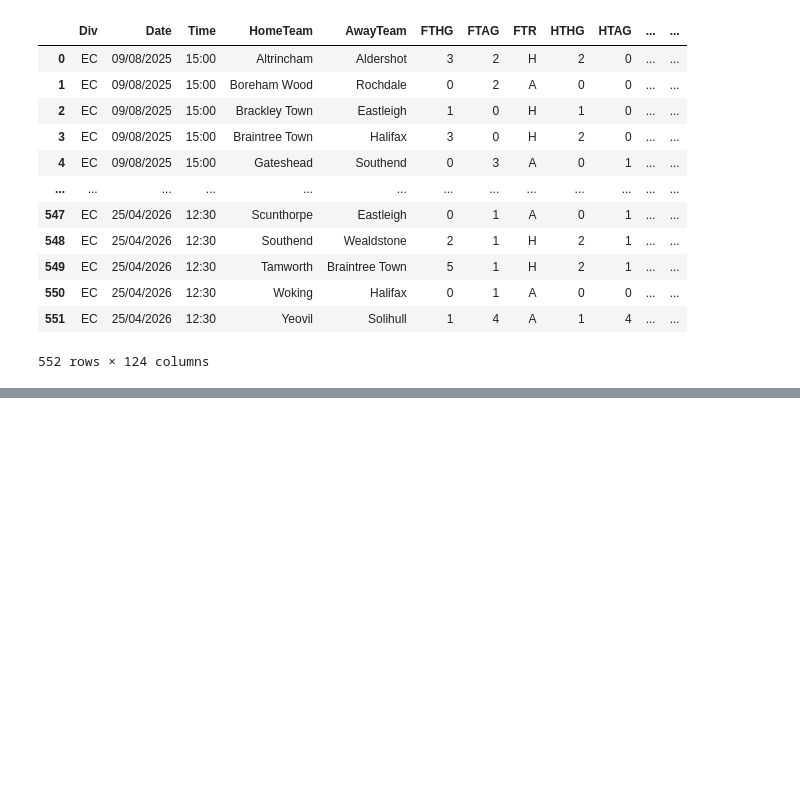
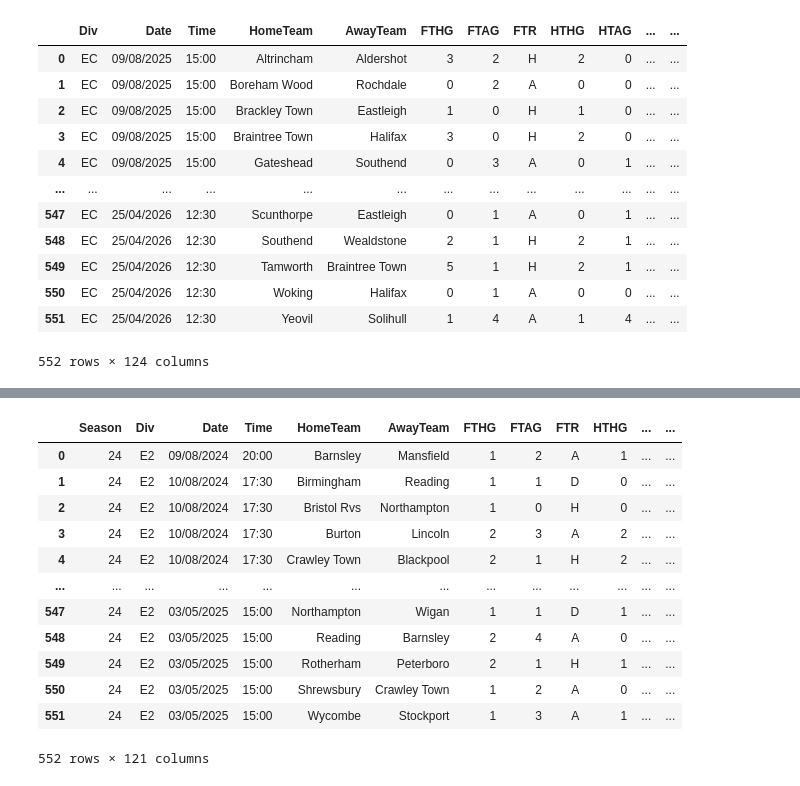
Before and after one commit to Rei-san001/Learning_Data_Science, a Jupyter notebook: Project 1/Web Scraping with Pandas.ipynb, the cells around one changed output, grey strips where cells are left out. Saved outputs shown, nothing was run; the diff lists cells and outputs as text; code cells hidden in the pictures; blank space fills up the shorter version.

```diff
--- a/Project 1/Web Scraping with Pandas.ipynb
+++ b/Project 1/Web Scraping with Pandas.ipynb
@@ -94,0 +141,16 @@ frames[4]
+# %%
+frames[10]
+# %% [output]
+|  | Season | Div | Date | Time | HomeTeam | AwayTeam | FTHG | FTAG | FTR | HTHG | ... | ... |
+| 0 | 24 | E2 | 09/08/2024 | 20:00 | Barnsley | Mansfield | 1 | 2 | A | 1 | ... | ... |
+| 1 | 24 | E2 | 10/08/2024 | 17:30 | Birmingham | Reading | 1 | 1 | D | 0 | ... | ... |
+| 2 | 24 | E2 | 10/08/2024 | 17:30 | Bristol Rvs | Northampton | 1 | 0 | H | 0 | ... | ... |
+| 3 | 24 | E2 | 10/08/2024 | 17:30 | Burton | Lincoln | 2 | 3 | A | 2 | ... | ... |
+| 4 | 24 | E2 | 10/08/2024 | 17:30 | Crawley Town | Blackpool | 2 | 1 | H | 2 | ... | ... |
+| ... | ... | ... | ... | ... | ... | ... | ... | ... | ... | ... | ... | ... |
+| 547 | 24 | E2 | 03/05/2025 | 15:00 | Northampton | Wigan | 1 | 1 | D | 1 | ... | ... |
+| 548 | 24 | E2 | 03/05/2025 | 15:00 | Reading | Barnsley | 2 | 4 | A | 0 | ... | ... |
+| 549 | 24 | E2 | 03/05/2025 | 15:00 | Rotherham | Peterboro | 2 | 1 | H | 1 | ... | ... |
+| 550 | 24 | E2 | 03/05/2025 | 15:00 | Shrewsbury | Crawley Town | 1 | 2 | A | 0 | ... | ... |
+| 551 | 24 | E2 | 03/05/2025 | 15:00 | Wycombe | Stockport | 1 | 3 | A | 1 | ... | ... |
+552 rows × 121 columns
```
Also changed, not shown: parts of 5 cells of this notebook, 1 other file.
